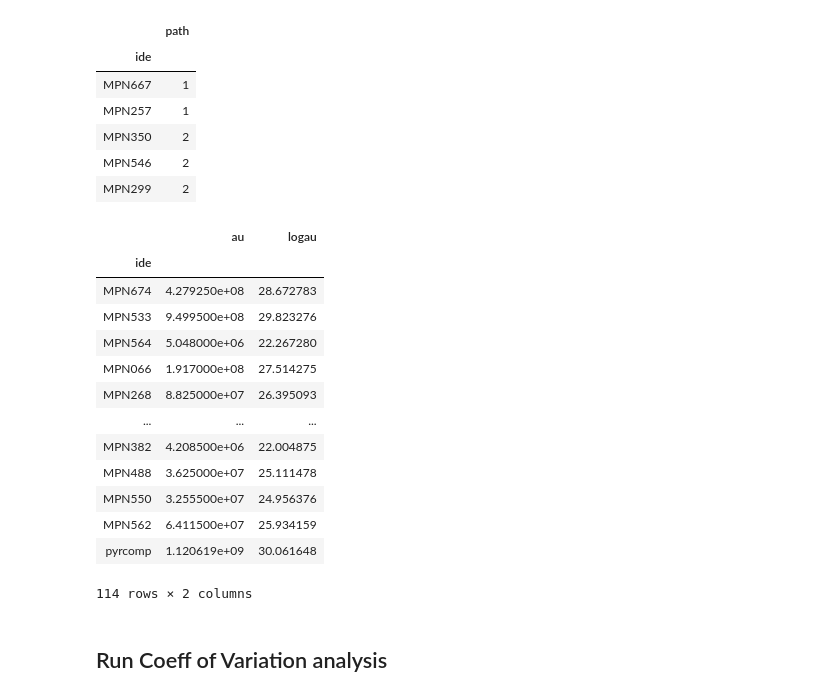
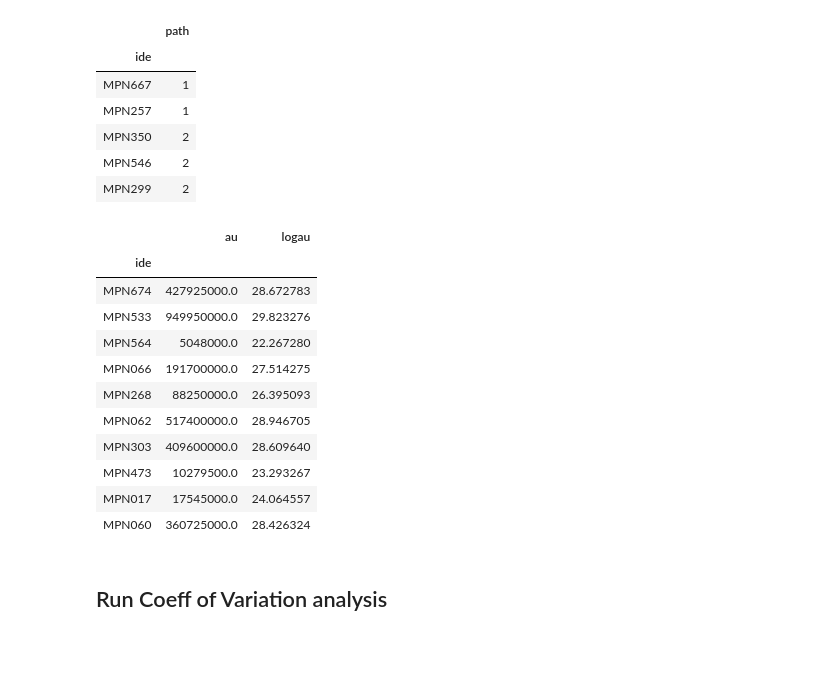
Before and after one commit to CRG-CNAG/MetabolicPathVariationCoeff, a Jupyter notebook: Notebook.ipynb, the cells around one changed output. Saved outputs shown, nothing was run; the diff lists cells and outputs as text; code cells hidden in the pictures; blank space fills up the shorter version.

```diff
--- a/Notebook.ipynb
+++ b/Notebook.ipynb
@@ -106,25 +106,23 @@ mpneupath.head(5) # first 5 cases
 | MPN299 | 2 |
 # %%
 # Load quantification info (available in data):
-mpneuquant = pd.read_csv('./data/mpneumoniae_quant.txt', sep='\t', index_col=)
-magalquant = pd.read_csv('./data/magalactiae_quant.txt', sep='\t')
+mpneuquant = pd.read_csv('./data/mpneumoniae_quant.txt', sep='\t', index_col='ide')
+magalquant = pd.read_csv('./data/magalactiae_quant.txt', sep='\t', index_col='ide')
 
-mpneuquant.head(5) # first 5 cases
+mpneuquant.head(10)
 # %% [output]
 |  | au | logau |
 | ide |  |  |
-| MPN674 | 4.279250e+08 | 28.672783 |
-| MPN533 | 9.499500e+08 | 29.823276 |
-| MPN564 | 5.048000e+06 | 22.267280 |
-| MPN066 | 1.917000e+08 | 27.514275 |
-| MPN268 | 8.825000e+07 | 26.395093 |
-| ... | ... | ... |
-| MPN382 | 4.208500e+06 | 22.004875 |
-| MPN488 | 3.625000e+07 | 25.111478 |
-| MPN550 | 3.255500e+07 | 24.956376 |
-| MPN562 | 6.411500e+07 | 25.934159 |
-| pyrcomp | 1.120619e+09 | 30.061648 |
+| MPN674 | 427925000.0 | 28.672783 |
+| MPN533 | 949950000.0 | 29.823276 |
+| MPN564 | 5048000.0 | 22.267280 |
+| MPN066 | 191700000.0 | 27.514275 |
+| MPN268 | 88250000.0 | 26.395093 |
+| MPN062 | 517400000.0 | 28.946705 |
+| MPN303 | 409600000.0 | 28.609640 |
+| MPN473 | 10279500.0 | 23.293267 |
+| MPN017 | 17545000.0 | 24.064557 |
+| MPN060 | 360725000.0 | 28.426324 |
-114 rows × 2 columns
 # %% [markdown]
 ## Run Coeff of Variation analysis
 # %%
```
